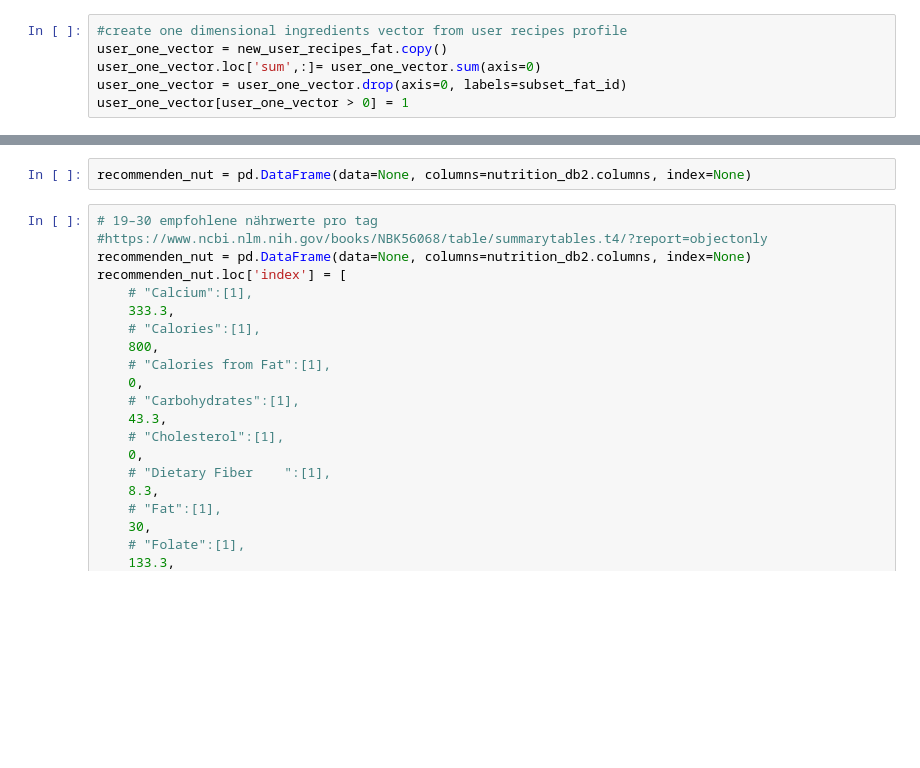
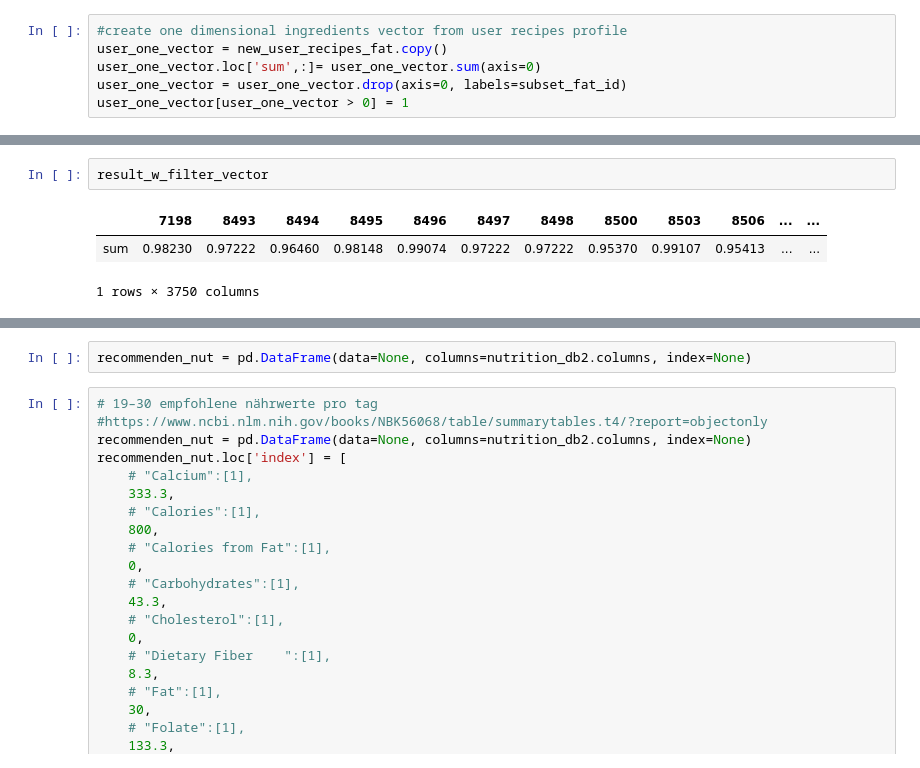
Before and after one commit to DanielVolz/jupyter_notebooks, a Jupyter notebook: important/all cases/fat_profile_3_variations_copy.ipynb, the cells around one changed output, grey strips where cells are left out. Drawn from its saved outputs; the diff is of its cells as text; blank space fills up the shorter version.

```diff
--- a/important/all cases/fat_profile_3_variations_copy.ipynb
+++ b/important/all cases/fat_profile_3_variations_copy.ipynb
@@ -481 +503,7 @@ result_w_filter_vector_10[0:20]
+# %%
+result_w_filter_vector
+# %% [output]
+|  | 7198 | 8493 | 8494 | 8495 | 8496 | 8497 | 8498 | 8500 | 8503 | 8506 | ... | ... |
+| sum | 0.98230 | 0.97222 | 0.96460 | 0.98148 | 0.99074 | 0.97222 | 0.97222 | 0.95370 | 0.99107 | 0.95413 | ... | ... |
+1 rows × 3750 columns
 # %%
```
Also changed, not shown: parts of 51 cells of this notebook, 1 other file.
